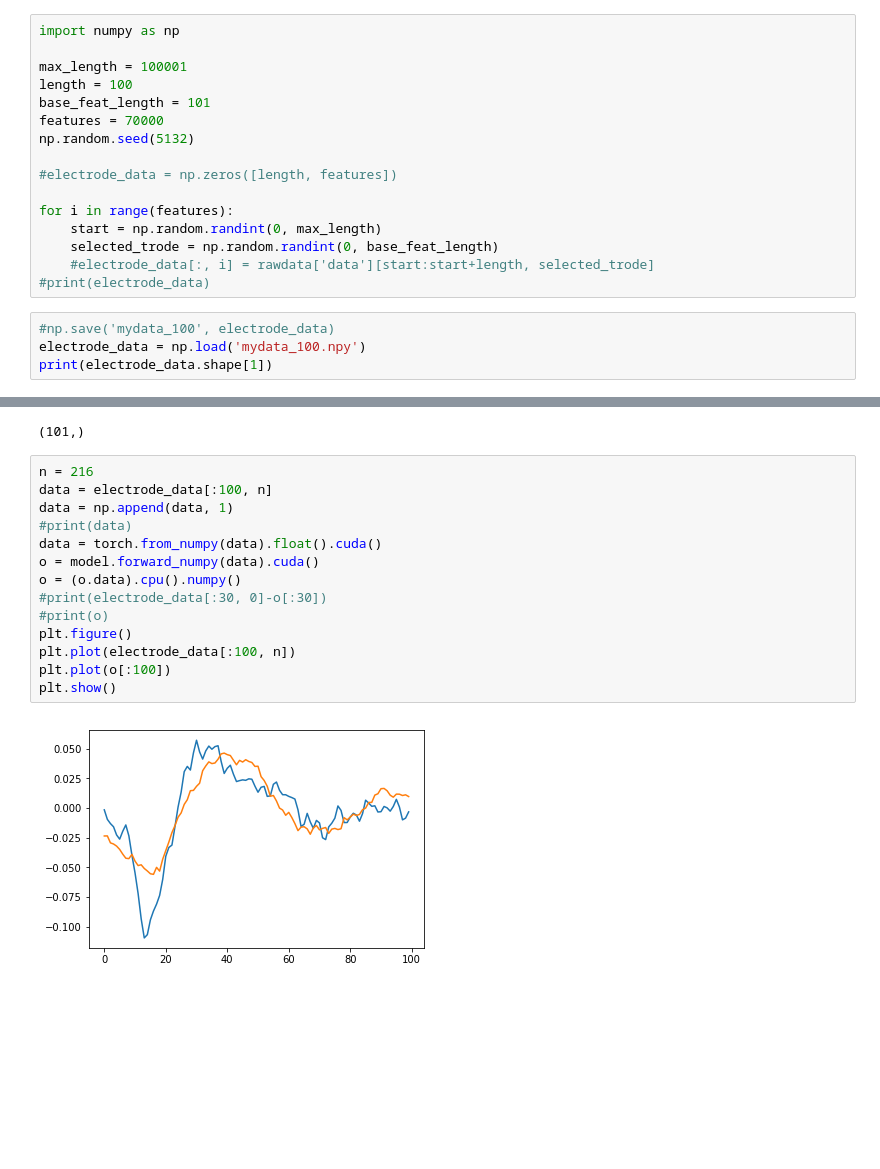
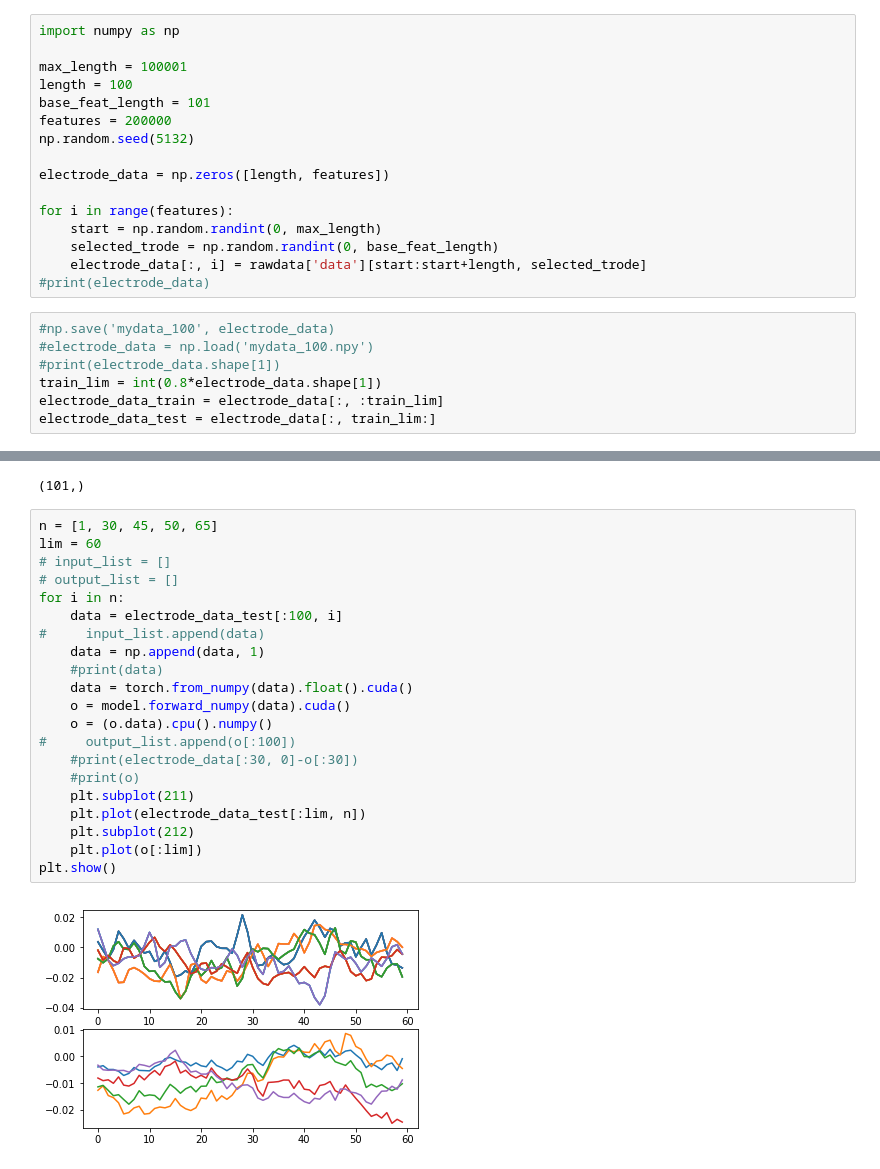
Before and after one commit to psambit9791/SpikeSort, a Jupyter notebook: Test_SpikeSort.ipynb, the cells around one changed output, grey strips where cells are left out. Drawn from its saved outputs; the diff is of its cells as text; blank space fills up the shorter version.

Commit message:
Initial Testing - Starting with SuperRes

```diff
--- a/Test_SpikeSort.ipynb
+++ b/Test_SpikeSort.ipynb
@@ -88,18 +88,21 @@ import numpy as np
 max_length = 100001
 length = 100
 base_feat_length = 101
-features = 70000
+features = 200000
 np.random.seed(5132)
 
-#electrode_data = np.zeros([length, features])
+electrode_data = np.zeros([length, features])
 
 for i in range(features):
     start = np.random.randint(0, max_length)
     selected_trode = np.random.randint(0, base_feat_length)
-    #electrode_data[:, i] = rawdata['data'][start:start+length, selected_trode]
+    electrode_data[:, i] = rawdata['data'][start:start+length, selected_trode]
 #print(electrode_data)
 # %%
 #np.save('mydata_100', electrode_data)
-electrode_data = np.load('mydata_100.npy')
-print(electrode_data.shape[1])
+#electrode_data = np.load('mydata_100.npy')
+#print(electrode_data.shape[1])
+train_lim = int(0.8*electrode_data.shape[1])
+electrode_data_train = electrode_data[:, :train_lim]
+electrode_data_test = electrode_data[:, train_lim:]
 # %% [output]
@@ -162,18 +165,25 @@ print(out.shape)
 # %% [output]
 (101,)
 # %%
-n = 216
-data = electrode_data[:100, n]
-data = np.append(data, 1)
-#print(data)
-data = torch.from_numpy(data).float().cuda()
-o = model.forward_numpy(data).cuda()
-o = (o.data).cpu().numpy()
-#print(electrode_data[:30, 0]-o[:30])
-#print(o)
-plt.figure()
-plt.plot(electrode_data[:100, n])
-plt.plot(o[:100])
+n = [1, 30, 45, 50, 65]
+lim = 60
+# input_list = []
+# output_list = []
+for i in n:
+    data = electrode_data_test[:100, i]
+#     input_list.append(data)
+    data = np.append(data, 1)
+    #print(data)
+    data = torch.from_numpy(data).float().cuda()
+    o = model.forward_numpy(data).cuda()
+    o = (o.data).cpu().numpy()
+#     output_list.append(o[:100])
+    #print(electrode_data[:30, 0]-o[:30])
+    #print(o)
+    plt.subplot(211)
+    plt.plot(electrode_data_test[:lim, n])
+    plt.subplot(212)
+    plt.plot(o[:lim])
 plt.show()
 # %% [output]
-[figure, old version]
+[figure, new version]
```
Also changed, not shown: parts of 8 cells of this notebook, 2 other files.
